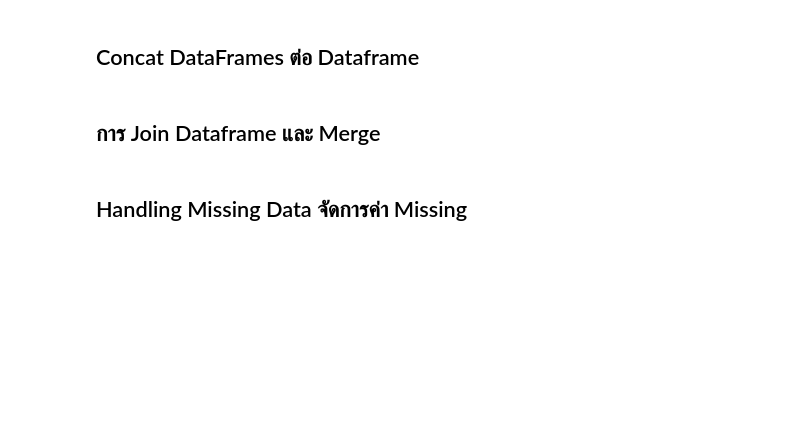
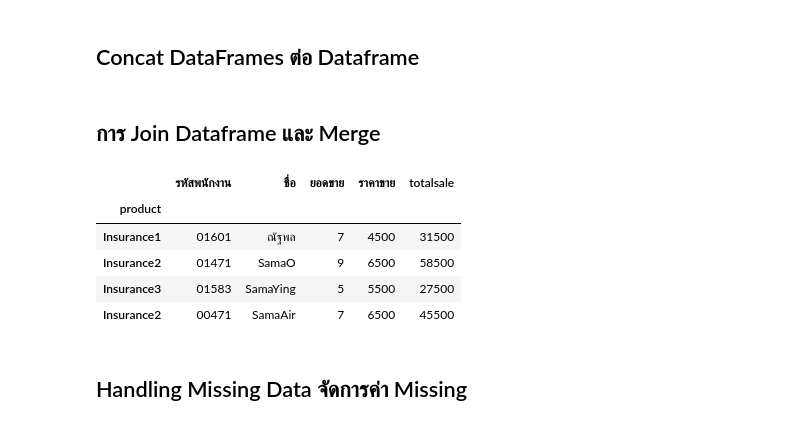
Before and after one commit to Natthapon-Sangshu/Git-DataScience, a Jupyter notebook: Pandas train.ipynb, the cells around one changed output. Saved outputs shown, nothing was run; the diff lists cells and outputs as text; code cells hidden in the pictures; blank space fills up the shorter version.

```diff
--- a/Pandas train.ipynb
+++ b/Pandas train.ipynb
@@ -337,13 +337,41 @@ dfsum
 ## การ Join Dataframe และ Merge
 # %%
 ## Merge  คล้าย Vlookup หลังการ merge เราสามารถดึงข้อมูลจาก Column จาก df อีกชุดมาได้
+## pd.merge(df1,df2, left_on = column,right_on = column, how='left หรือตามต้องการ')
+## df1.join(df2, how='left')  ต้อง df1 และ df2 .set_index(['column'])
 ## left/ right/ inner / outer
-result = pd.merge(df1, df2, on='CustomerID', how='inner')
+
+import pandas as pd
+data_1 = [['01601','ณัฐพล','Insurance1',7],['01471','SamaO','Insurance2',9],['01583','SamaYing','Insurance3',5],['00471','SamaAir','Insurance2',7]]
+data_2 = [['Insurance1','ประกันกลุ่ม',4500],['Insurance2','ประกันชีวิต',6500],['Insurance3','ประกันรถ',5500]]
+cols = ['รหัสพนักงาน','ชื่อ','product','ยอดขาย']
+cols_2 = ['product1','รหัสประกัน','ราคาขาย']
+
+df_1 = pd.DataFrame(data = data_1,columns = cols)
+df_2 = pd.DataFrame(data = data_2,columns = cols_2)
+
+## result = pd.merge(df1, df2, on='product', how='inner') กรณีชื่อ column เหมือนกันแต่ความเป็นจริงมักไม่เหมือนกัน
+
+##datacombine = pd.merge(df_1, df_2, left_on='product', right_on='product1', how='left')
+## datacombine['totalsale'] = datacombine['ยอดขาย'] * datacombine['ราคาขาย']
+## datacombine[['รหัสพนักงาน','ชื่อ','product','ยอดขาย','ราคาขาย','totalsale']]
+
+
 
 ## join  ใช้ index ของ df เป็น key เท่านั้น ชะนั้นต้อง df1.set_index('Column') และ df1.set_index('Column')
-## df1 = df1.set_index(['CustomerID'])
-## df2 = df2.set_index(['CustomerID'])
-## result = df1.join(df2, how='outer')
+df_1 = df_1.set_index(['product'])
+df_2 = df_2.set_index(['product1'])
+
+datacombine = df_1.join(df_2,how = 'left')
+datacombine['totalsale'] = datacombine['ยอดขาย'] * datacombine['ราคาขาย']
+datacombine[['รหัสพนักงาน','ชื่อ','ยอดขาย','ราคาขาย','totalsale']]                   ## product มันย้ายไป index แล้วห้ามเลือก
+# %% [output]
+|  | รหัสพนักงาน | ชื่อ | ยอดขาย | ราคาขาย | totalsale |
+| product |  |  |  |  |  |
+| Insurance1 | 01601 | ณัฐพล | 7 | 4500 | 31500 |
+| Insurance2 | 01471 | SamaO | 9 | 6500 | 58500 |
+| Insurance3 | 01583 | SamaYing | 5 | 5500 | 27500 |
+| Insurance2 | 00471 | SamaAir | 7 | 6500 | 45500 |
 # %% [markdown]
 ## Handling Missing Data จัดการค่า Missing
 # %%
```
